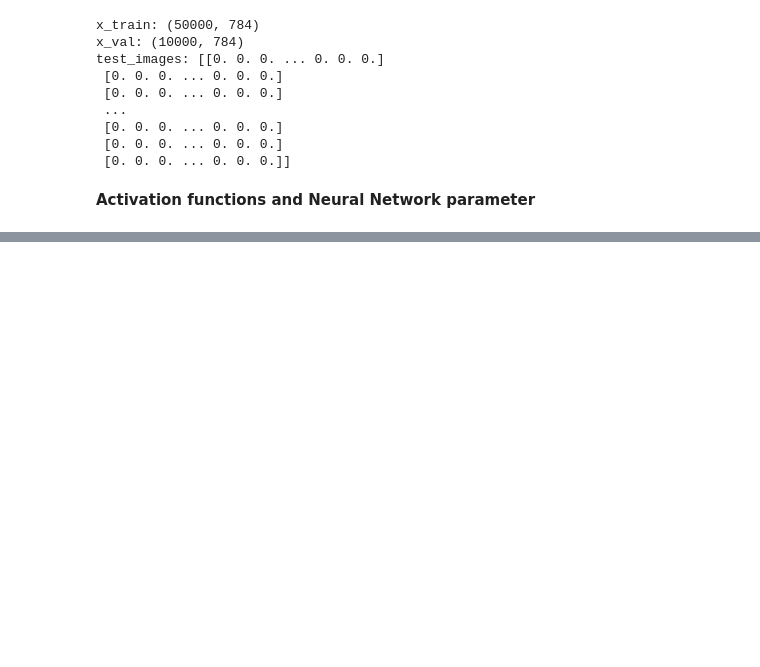
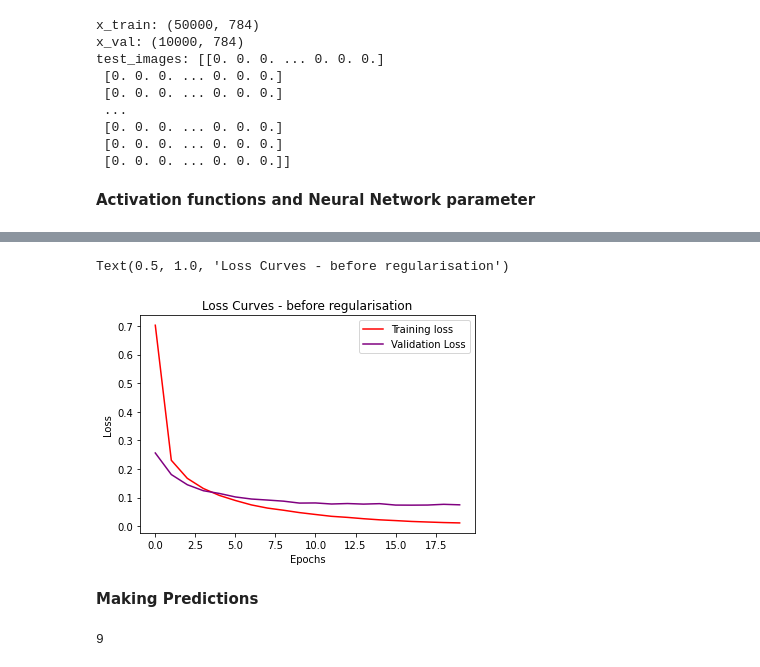
Before and after one commit to ola-sumbo/Hamoye-and-ML-with-Ude, a Jupyter notebook: Keras_and_Tensorflow_with_Python.ipynb, the cells around one changed output, grey strips where cells are left out. Drawn from its saved outputs; the diff is of its cells as text; code cells hidden in the pictures; blank space fills up the shorter version.

```diff
--- a/Keras_and_Tensorflow_with_Python.ipynb
+++ b/Keras_and_Tensorflow_with_Python.ipynb
@@ -151,0 +172,23 @@ with tf.Session() as session:
+# %%
+# Building sequential feed forward network in Keras
+
+from tensorflow.keras.layers import Dense
+from tensorflow.keras.models import Sequential
+
+# Building model object
+model = Sequential()
+# Build the input and the hidden layers
+model.add(Dense(256, activation ='relu', input_shape = (new_dimension,)))
+model.add(Dense(128, activation ='relu'))
+# Build the output layer
+model.add(Dense(no_labels, activation ='softmax'))
+# %%
+model.compile(optimizer='adam', loss=tf.keras.losses.categorical_crossentropy, metrics =['accuracy'])
+
+# Having compiled our model, we will start the training process. We specify the nos of times to iterate on the whole training set ie epochs and
+# how many samples we use for one update to the model's weights ie batch size
+# %%
+history = model.fit(x_train, y_train, validation_data=(x_val, y_val), epochs=20, batch_size=1000)
+test_loss, test_accuracy = model.evaluate(test_images, y_test)
+print ('Test loss: {}'.format(test_loss))
+print('Test_accuracy: {}'.format(test_accuracy))
@@ -151,0 +213,20 @@ with tf.Session() as session:
+# %%
+# Checking for overfitting graphically
+plt.figure()
+plt.plot(history.history['loss'], 'red')
+plt.plot(history.history['val_loss'], 'purple')
+plt.legend(['Training loss', 'Validation Loss']) #signified above as loss and val_loss
+plt.xlabel('Epochs')
+plt.ylabel('Loss')
+plt.title('Loss Curves - before regularisation')
+# %% [output]
+Text(0.5, 1.0, 'Loss Curves - before regularisation')
+[figure, added]
+# %% [markdown]
+**Making Predictions**
+# %%
+# Using our model to predict
+predictions = model.predict([test_images]) # Make predictions
+print(np.argmax(predictions[1000]))
+# %% [output]
+9
```
Also changed, not shown: parts of 8 cells of this notebook.
